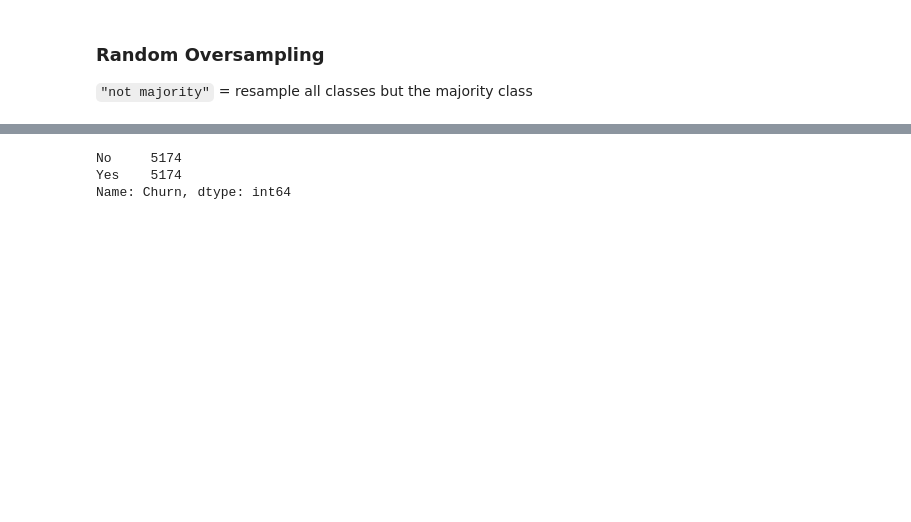
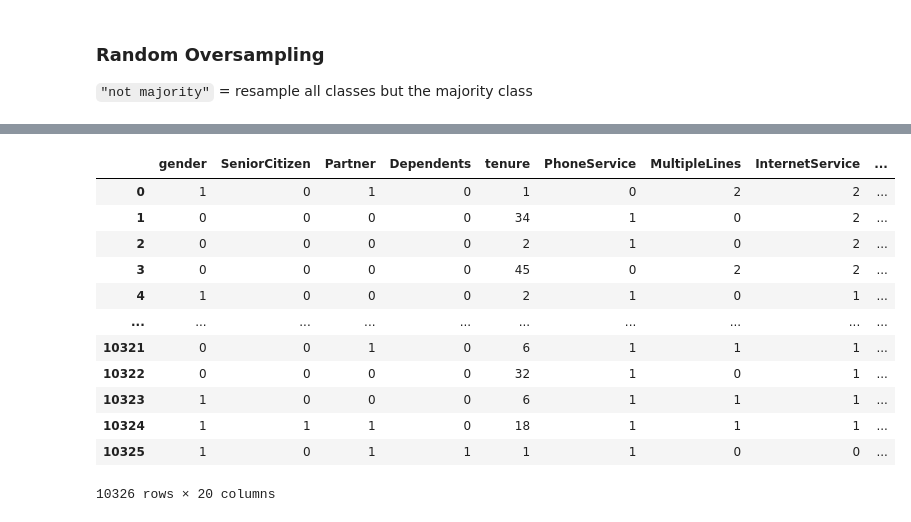
Before and after one commit to Ronan-Castro/ChurnPrediction, a Jupyter notebook: ChurnAnalisys.ipynb, the cells around one changed output, grey strips where cells are left out. Saved outputs shown, nothing was run; the diff lists cells and outputs as text; code cells hidden in the pictures; blank space fills up the shorter version.

```diff
--- a/ChurnAnalisys.ipynb
+++ b/ChurnAnalisys.ipynb
@@ -55,0 +93,4 @@ dtype: int64
+# %%
+#dataset_to_regression.query('index == 488')
+dataset_to_regression = dataset.replace(replacing)
+(dataset_to_regression.isnull() | dataset_to_regression.empty | dataset_to_regression.isna()).sum()
@@ -55,0 +115,5 @@ dtype: int64
+# %%
+dataset_to_regression.dropna(inplace = True)
+# %%
+dataset_to_regression.TotalCharges = dataset_to_regression['TotalCharges'].astype(float)
+#pd.to_numeric(dataset_to_regression['TotalCharges'])
@@ -56,3 +140,3 @@ dtype: int64
 # %%
-X = dataset.drop(['Churn'], axis=1)
-y = dataset['Churn']
+X = dataset_to_regression.drop(['Churn', 'customerID'], axis=1)
+y = dataset_to_regression['Churn']
@@ -111,9 +219,19 @@ _ = ax.set_title("Over-sampling")
 # %%
-y_over.value_counts()
+X_over
 # %% [output]
+|  | gender | SeniorCitizen | Partner | Dependents | tenure | PhoneService | MultipleLines | InternetService | ... |
+| 0 | 1 | 0 | 1 | 0 | 1 | 0 | 2 | 2 | ... |
+| 1 | 0 | 0 | 0 | 0 | 34 | 1 | 0 | 2 | ... |
+| 2 | 0 | 0 | 0 | 0 | 2 | 1 | 0 | 2 | ... |
+| 3 | 0 | 0 | 0 | 0 | 45 | 0 | 2 | 2 | ... |
+| 4 | 1 | 0 | 0 | 0 | 2 | 1 | 0 | 1 | ... |
+| ... | ... | ... | ... | ... | ... | ... | ... | ... | ... |
+| 10321 | 0 | 0 | 1 | 0 | 6 | 1 | 1 | 1 | ... |
+| 10322 | 0 | 0 | 0 | 0 | 32 | 1 | 0 | 1 | ... |
+| 10323 | 1 | 0 | 0 | 0 | 6 | 1 | 1 | 1 | ... |
+| 10324 | 1 | 1 | 1 | 0 | 18 | 1 | 1 | 1 | ... |
+| 10325 | 1 | 0 | 1 | 1 | 1 | 1 | 0 | 0 | ... |
-No     5174
-Yes    5174
-Name: Churn, dtype: int64
+10326 rows × 20 columns
 # %%
 #X_over
 # %%
```
Also changed, not shown: parts of 29 cells of this notebook, 3 other files.
